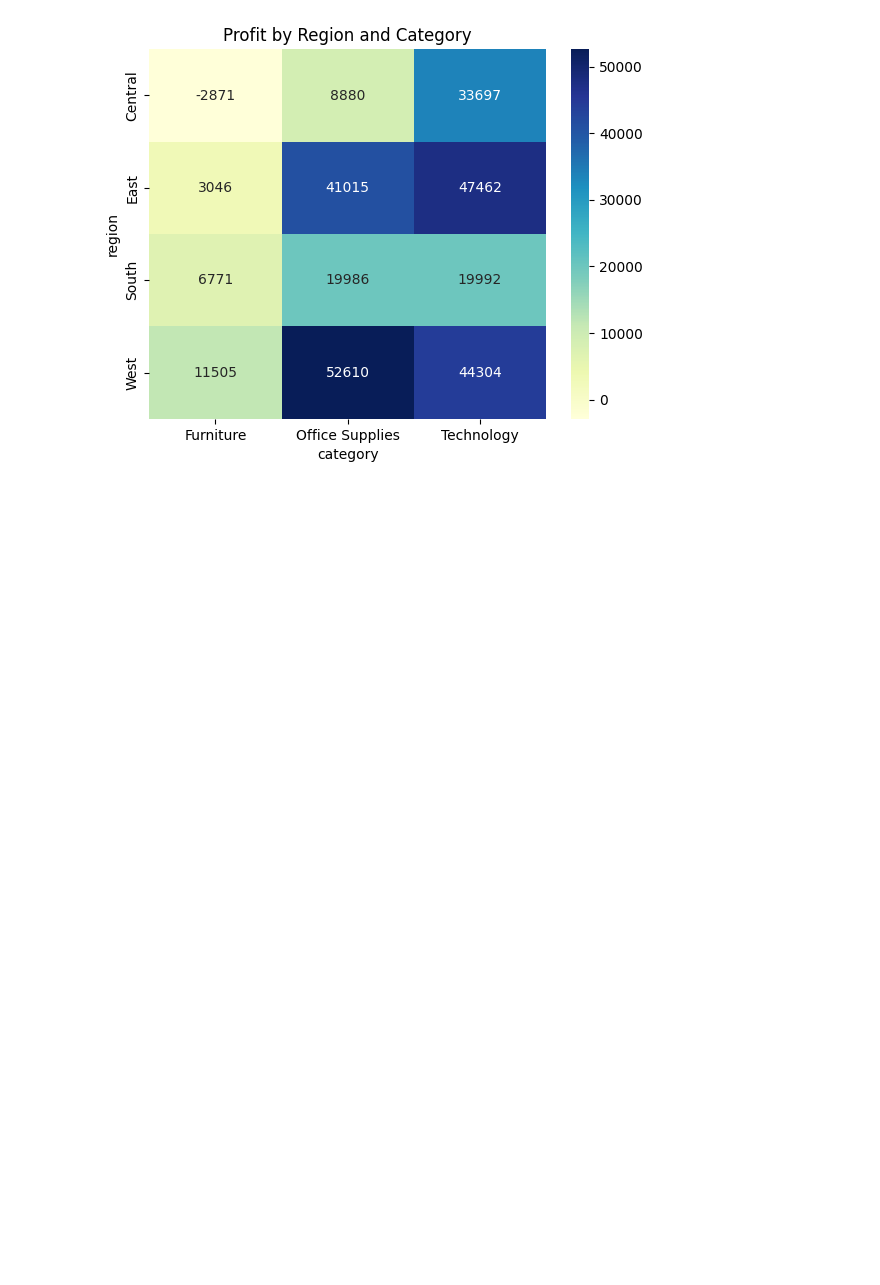
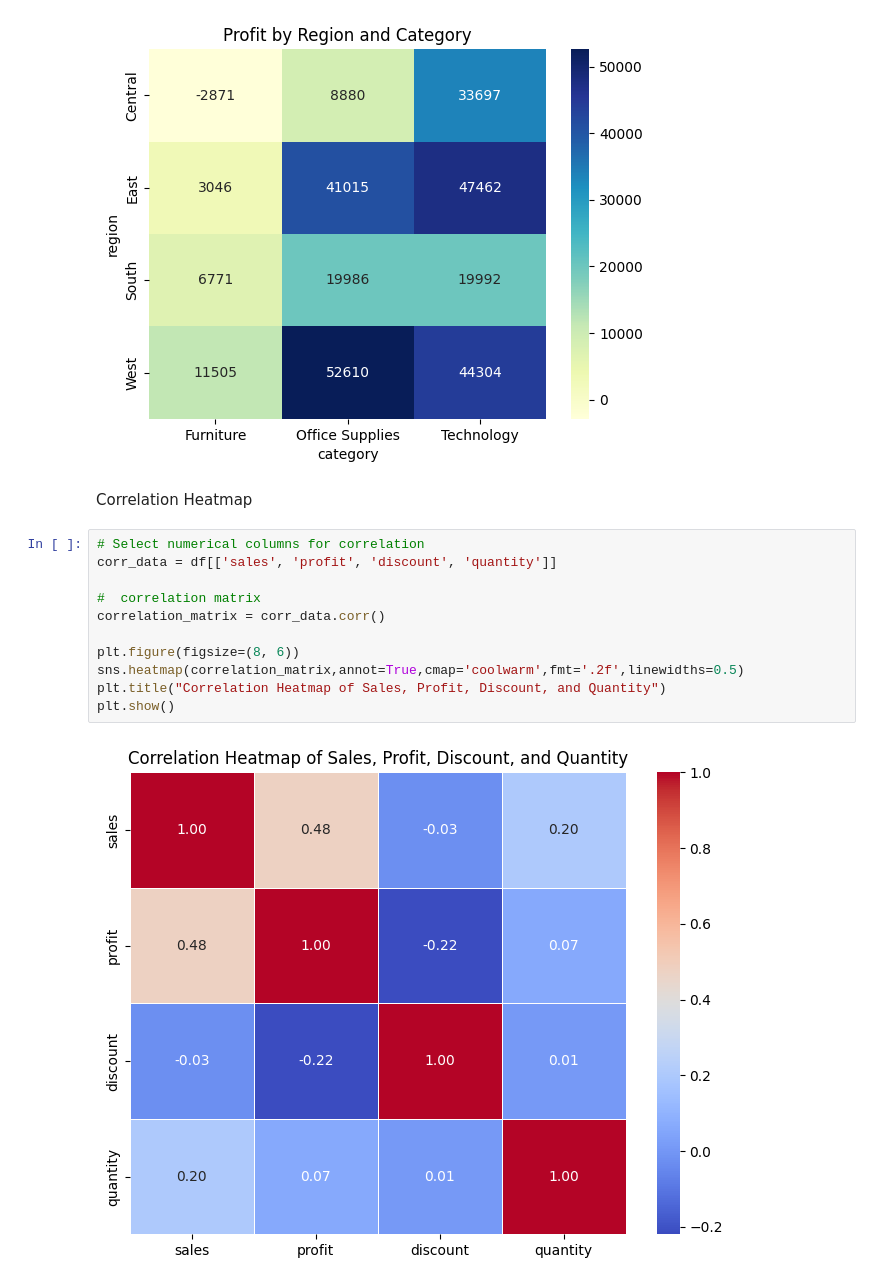
Before and after one commit to Achbabita/Sales-Performance-Analysis-and-Forecasting, a Jupyter notebook: Notebook/data_overview.ipynb, the cells around one changed output. Drawn from its saved outputs; the diff is of its cells as text; blank space fills up the shorter version.

```diff
--- a/Notebook/data_overview.ipynb
+++ b/Notebook/data_overview.ipynb
@@ -417,3 +472,18 @@ plt.title('Profit by Region and Category')
 plt.show()
 # %% [output]
 [figure]
+# %% [markdown]
+Correlation Heatmap
+# %%
+# Select numerical columns for correlation
+corr_data = df[['sales', 'profit', 'discount', 'quantity']]
+
+#  correlation matrix
+correlation_matrix = corr_data.corr()
+
+plt.figure(figsize=(8, 6))
+sns.heatmap(correlation_matrix,annot=True,cmap='coolwarm',fmt='.2f',linewidths=0.5)
+plt.title("Correlation Heatmap of Sales, Profit, Discount, and Quantity")
+plt.show()
+# %% [output]
+[figure, added]
```
Also changed, not shown: parts of 8 cells of this notebook, 2 other files.
